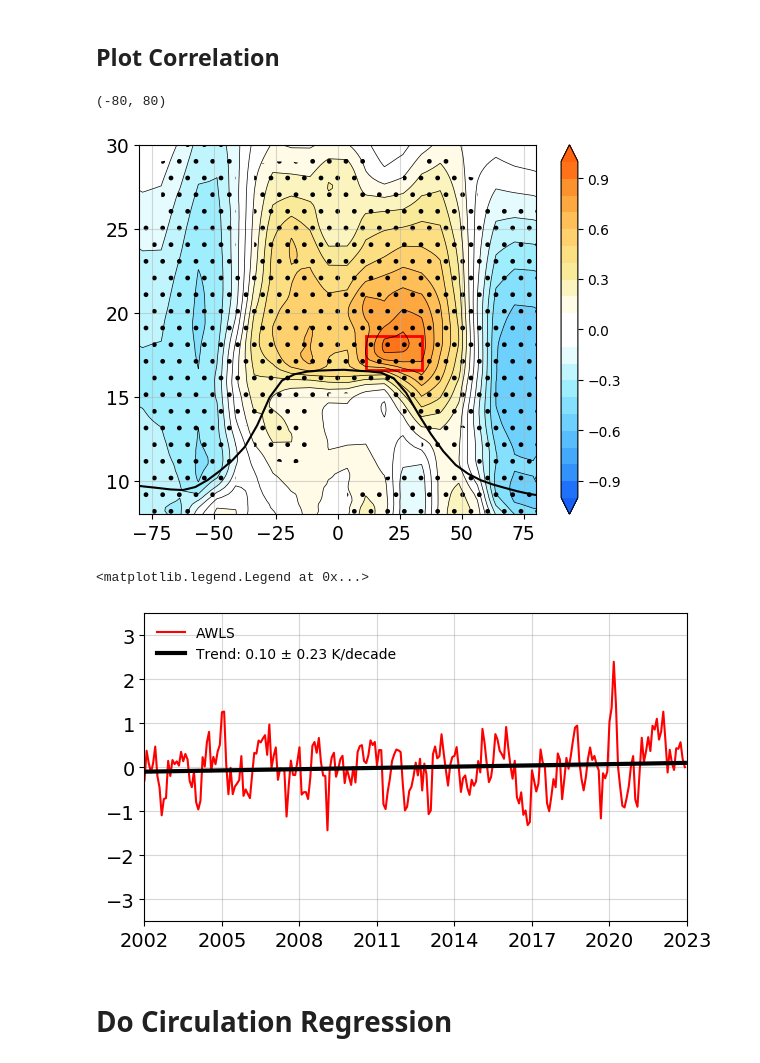
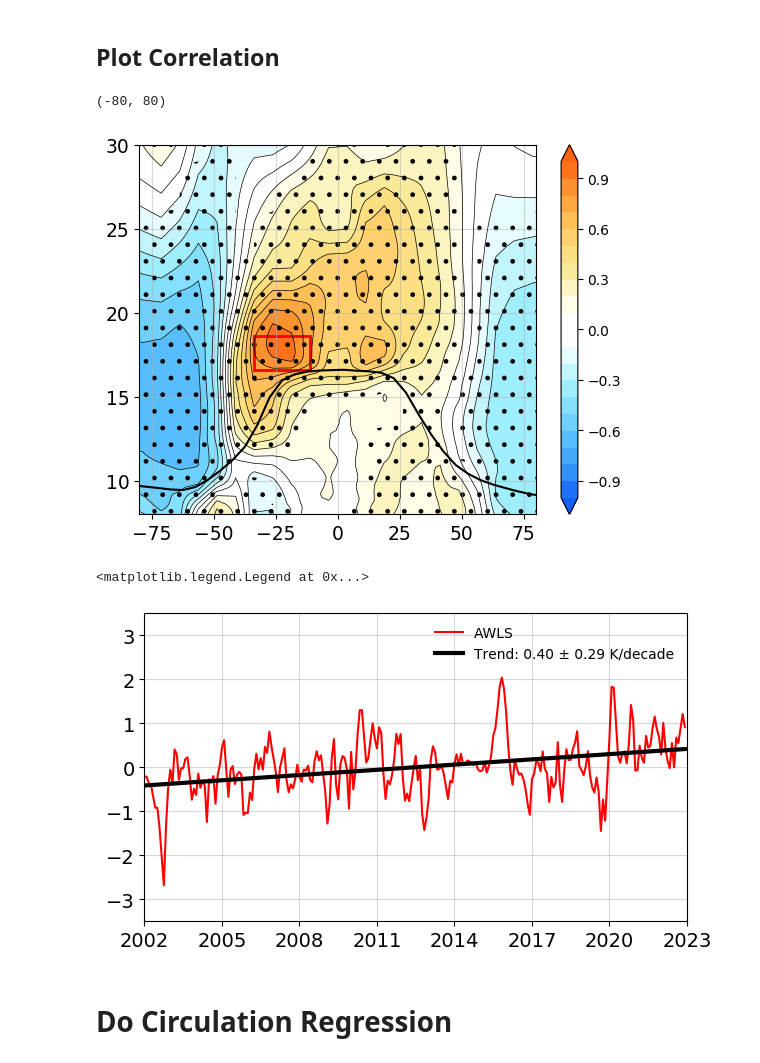
Before and after one commit to AodhanSweeney/StratTandO3trends, a Jupyter notebook: TrendAnalysis/GNSSTrends.ipynb, the cells around one changed output. Saved outputs shown, nothing was run; the diff lists cells and outputs as text; code cells hidden in the pictures.

```diff
--- a/TrendAnalysis/GNSSTrends.ipynb
+++ b/TrendAnalysis/GNSSTrends.ipynb
@@ -126,10 +126,10 @@ Height Red Box:  16.6 to 17.6
 Lat Red Box:  -18.75 to 18.75
 # %%
 # define AWLS ([:, 83-94, 7-11] means [:, 16.6 - 18.6 km, -33.75S - 11.25S]
-anomalous_temp_in_box = temp_anoms_No_QBO_ENSO_sxx[:,83:94,13:17]
+anomalous_temp_in_box = temp_anoms_No_QBO_ENSO_sxx[:, 83:94, 7:11]
 
 # get latitude weights and take weighted average
-lat_weights = np.cos(np.deg2rad(zm_temp.lat[13:17].values))
+lat_weights = np.cos(np.deg2rad(zm_temp.lat[7:11].values))
 anomalous_temp_in_box = np.multiply(anomalous_temp_in_box, lat_weights[np.newaxis, np.newaxis, :])
 anomalous_temp_in_box = np.reshape(anomalous_temp_in_box, (len(anomalous_temp_in_box), 11*4))
 anomalous_temp_in_box = np.nansum(anomalous_temp_in_box, axis=1)/(np.sum(lat_weights)*11)
@@ -144,35 +144,35 @@ correlation_map, significance_map = toolbox.annual_corr_finder(temp_anoms_No_QBO
 # set contour levels
 levels = np.arange(-1,1.01,.1)
 
 # plot correlation with colorbar
 plt.contour(zm_temp.lat, zm_temp.alt, correlation_map.T, levels=levels, colors='black', extend='both', linewidths=0.5, linestyles=np.where(levels >= 0, "-", "-"))
 plt.contourf(zm_temp.lat, zm_temp.alt, correlation_map.T, levels=levels, cmap=custom_cmap, extend='both')
 plt.colorbar()
 
 # add significance
 plt.contourf(zm_temp.lat, zm_temp.alt, significance_map.T, levels=[-1, 0, 1], colors='none', hatches=[None,'.'])
 
 # add lapse rate tropopause
 plt.plot(np.arange(-87.5,87.51,5), lrz, color='black')
 
 # add rectangle for AWLS region
-rect = patches.Rectangle((11.25, 16.6), 22.5, 2, linewidth=2, edgecolor='red', facecolor='none')
+rect = patches.Rectangle((-33.75, 16.6), 22.5, 2, linewidth=2, edgecolor='red', facecolor='none')
 plt.gca().add_patch(rect)
 
 # set tick params
 plt.tick_params(axis='both', which='major', labelsize=13.5)
 y_vals = np.array([10, 15, 20, 25, 30])
 plt.yticks(y_vals)
 
 # include grid and set range
 plt.grid(alpha=0.5)
 plt.ylim(8,30)
 plt.xlim(-80,80)
 
 #plt.savefig('/home/disk/p/aodhan/GNSSTrends/figures/NHBoxCorrelation.png', dpi=300)
 # %% [output]
 (-80, 80)
-[figure, old version]
+[figure, new version]
 # %%
 # regress AWLS against time & create trend line
 time = np.arange(2002, 2023, 1/12)
@@ -214,7 +214,7 @@ plt.legend(frameon=False, loc=0)
 #plt.savefig('/home/disk/p/aodhan/GNSSTrends/figures/AWLSTimeseries', dpi=300)
 # %% [output]
 <matplotlib.legend.Legend at 0x...>
-[figure, old version]
+[figure, new version]
 # %% [markdown]
 # Do Circulation Regression
 # %%
```
Also changed, not shown: parts of 10 cells of this notebook, 1 other file.
